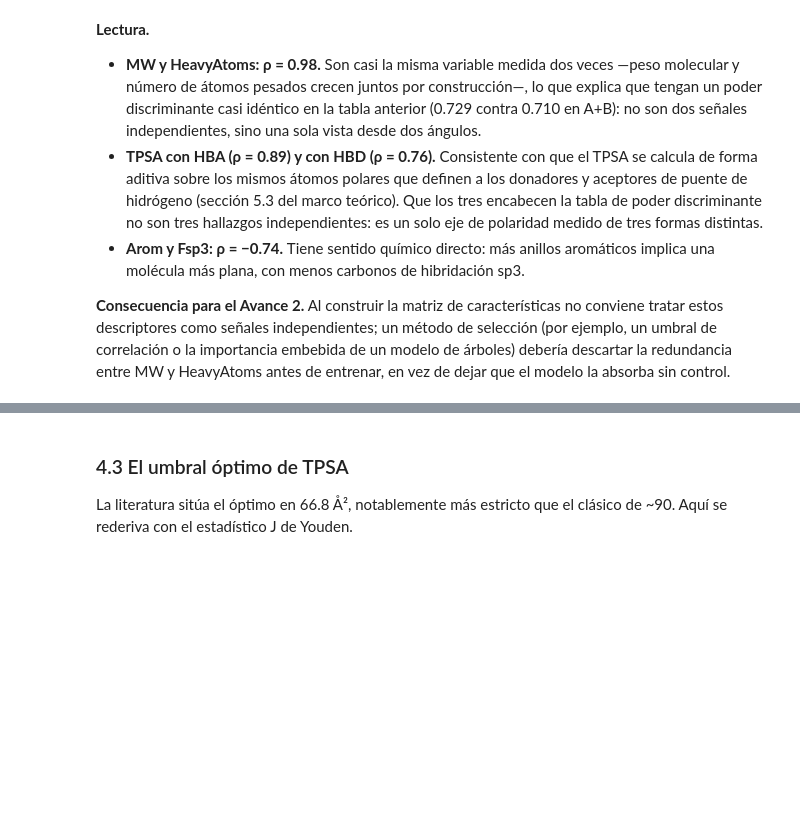
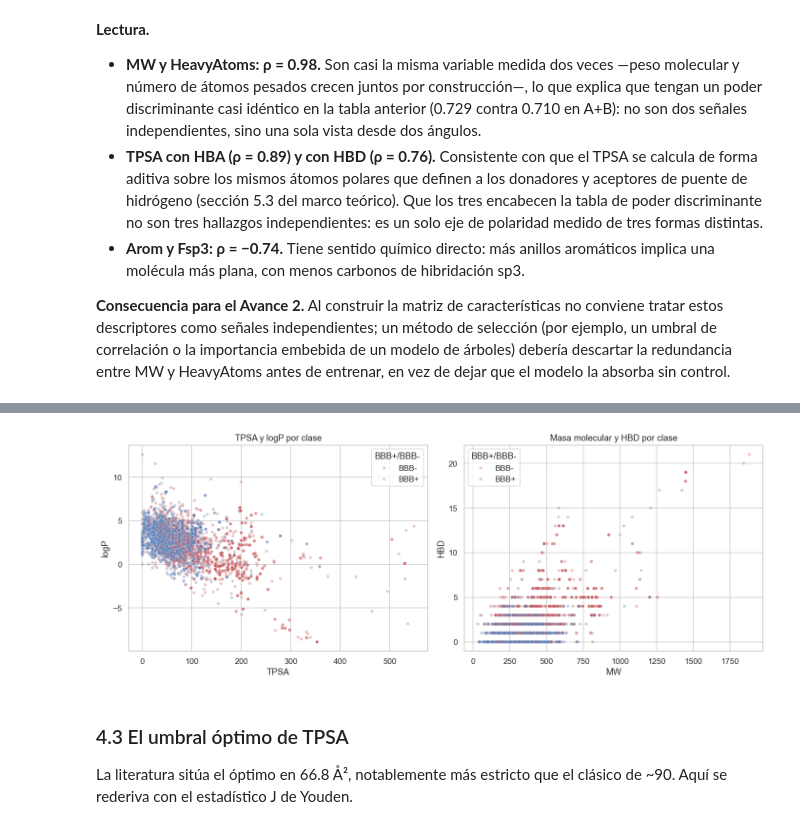
Before and after one commit to AntonioVazquezMartinez/Bioactive-AI, a Jupyter notebook: notebooks/01_EDA.ipynb, the cells around one changed output, grey strips where cells are left out. Cells and saved outputs as stored; diff of their text form; code cells hidden in the pictures; blank space fills up the shorter version.

```diff
--- a/notebooks/01_EDA.ipynb
+++ b/notebooks/01_EDA.ipynb
@@ -539,3 +559,23 @@ HBA         HeavyAtoms    0.740102
+# %%
+muestra_bivariante = b3db.sample(n=min(4000, len(b3db)), random_state=42)
+fig, axes = plt.subplots(1, 2, figsize=(13, 5))
+paleta_clase = {"BBB-": "#C44E52", "BBB+": "#4C72B0"}
+
+sns.scatterplot(data=muestra_bivariante, x="TPSA", y="logP", hue="BBB+/BBB-",
+                hue_order=["BBB-", "BBB+"], alpha=.30, s=18,
+                palette=paleta_clase, ax=axes[0])
+axes[0].set_title("TPSA y logP por clase")
+
+sns.scatterplot(data=muestra_bivariante, x="MW", y="HBD", hue="BBB+/BBB-",
+                hue_order=["BBB-", "BBB+"], alpha=.30, s=18,
+                palette=paleta_clase, ax=axes[1])
+axes[1].set_title("Masa molecular y HBD por clase")
+
+fig.tight_layout()
+fig.savefig(DIR_FIGURAS / "fig-relaciones.png", dpi=180, bbox_inches="tight")
+plt.show()
+# %% [output]
+[figure, added]
 # %% [markdown]
 ### 4.3 El umbral óptimo de TPSA
 
```
Also changed, not shown: parts of 21 cells of this notebook, 9 other files.
